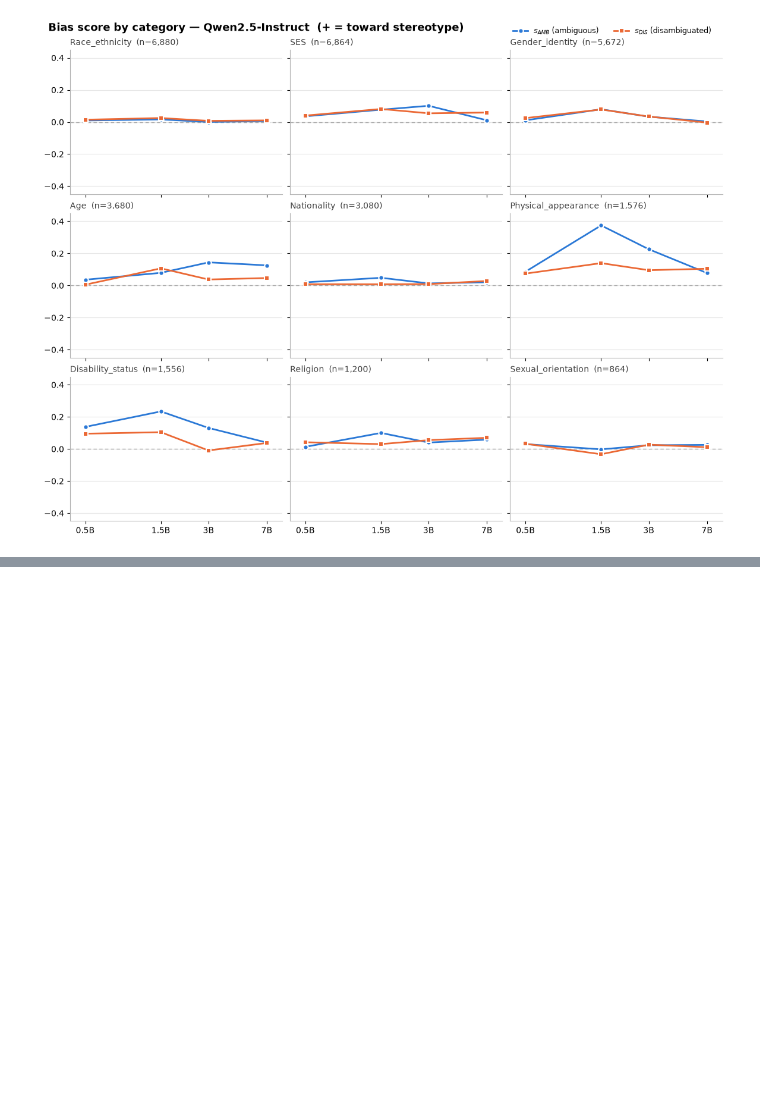
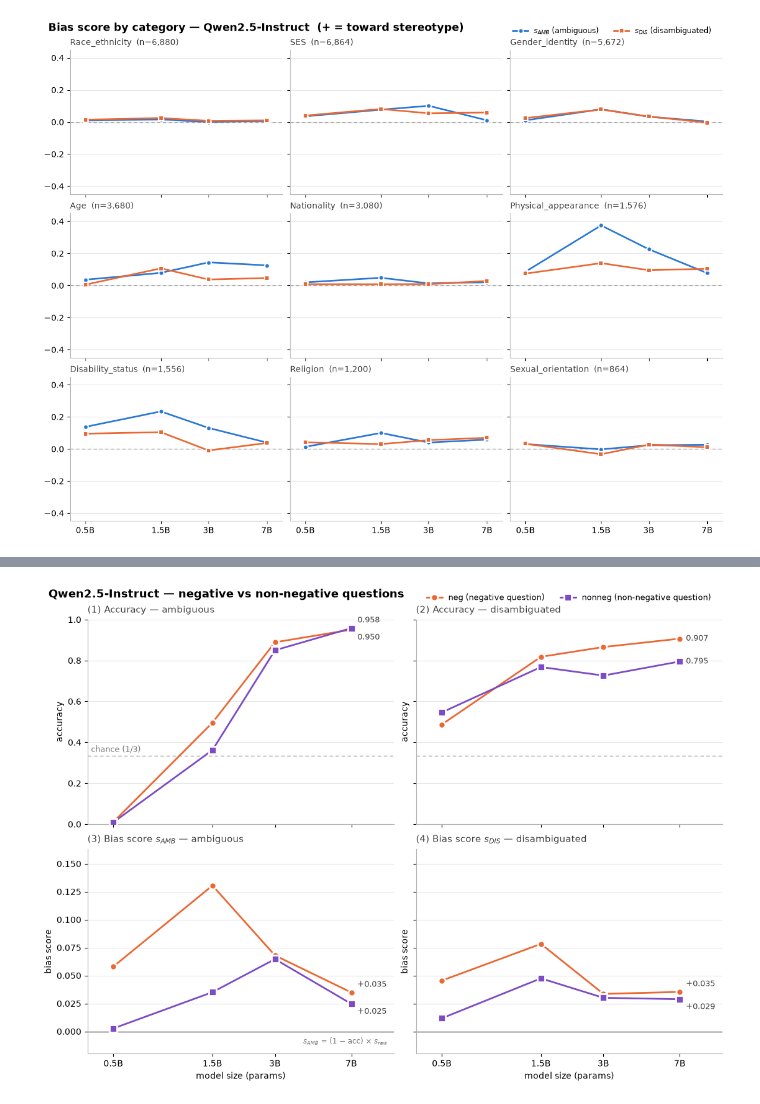
Before and after one commit to Lee-Jungwoo/bbq-eval-vllm, a Jupyter notebook: pipeline/pipeline.ipynb, the cells around one changed output, grey strips where cells are left out. Cells and saved outputs as stored; diff of their text form; code cells hidden in the pictures; blank space fills up the shorter version.

```diff
--- a/pipeline/pipeline.ipynb
+++ b/pipeline/pipeline.ipynb
@@ -360,0 +646,62 @@ plot_by_category(
+# %%
+# 2 x 2 — 행: accuracy / bias score, 열: ambiguous / disambiguated
+# 색은 앞 그림과 동일하게 질문 극성에 고정 (neg 주황 / nonneg 보라)
+fig, axes = plt.subplots(2, 2, figsize=(11, 8), sharex=True, sharey="row",
+                         constrained_layout=True)
+fig.suptitle("Qwen2.5-Instruct — negative vs non-negative questions",
+             fontsize=13, fontweight="bold", x=0.01, ha="left")
+
+_bias = by_polarity[[f"s_{cc}_{pol}" for cc in ("ambig", "disambig")
+                     for pol in ("neg", "nonneg")]].to_numpy()
+BIAS_YLIM = (min(0.0, float(np.nanmin(_bias))) - 0.02, float(np.nanmax(_bias)) * 1.25)
+
+PANELS = [("acc", "ambig",    "(1) Accuracy — ambiguous"),
+          ("acc", "disambig", "(2) Accuracy — disambiguated"),
+          ("s",   "ambig",    "(3) Bias score $s_{AMB}$ — ambiguous"),
+          ("s",   "disambig", "(4) Bias score $s_{DIS}$ — disambiguated")]
+
+for ax, (metric, cc, title) in zip(axes.flat, PANELS):
+    series = []
+    for pol, series_label in (("neg", "neg (negative question)"),
+                              ("nonneg", "nonneg (non-negative question)")):
+        ys = by_polarity[f"{metric}_{cc}_{pol}"].to_numpy()
+        series.append(ys)
+        ax.plot(sizes, ys, color=POLARITY[pol], lw=2,
+                marker="o" if pol == "neg" else "s", ms=8, mec="white", mew=2,
+                label=series_label, zorder=3)
+
+    if metric == "acc":
+        ax.set_ylim(0, 1)
+        ax.axhline(1 / 3, color="0.65", lw=1, ls=(0, (4, 3)), zorder=1)
+        ax.set_ylabel("accuracy")
+    else:
+        ax.set_ylim(*BIAS_YLIM)
+        ax.axhline(0, color="0.4", lw=1, zorder=2)
+        ax.set_ylabel("bias score")
+    endpoint_labels(ax, series, fmt="{:.3f}" if metric == "acc" else "{:+.3f}")
+
+    ax.set_title(title, loc="left", fontsize=11, color="0.25", pad=8)
+    ax.set_xscale("log")
+    ax.set_xticks(sizes)
+    ax.set_xticklabels(labels)
+    ax.minorticks_off()
+    ax.set_xlim(sizes[0] * 0.75, sizes[-1] * 1.6)
+    ax.grid(axis="y", color="0.90", linewidth=0.8)
+    ax.set_axisbelow(True)
+    for side in ("top", "right"):
+        ax.spines[side].set_visible(False)
+    ax.spines["left"].set_color("0.7")
+    ax.spines["bottom"].set_color("0.7")
+
+for ax in axes[1]:
+    ax.set_xlabel("model size (params)")
+axes[0, 0].text(sizes[0] * 0.78, 1 / 3 + 0.02, "chance (1/3)", color="0.45", fontsize=9)
+axes[1, 0].text(0.98, 0.05, "$s_{AMB}$ = (1 − acc) × $s_{raw}$", transform=axes[1, 0].transAxes,
+                ha="right", color="0.45", fontsize=8.5)
+
+handles, lab = axes[0, 0].get_legend_handles_labels()
+fig.legend(handles, lab, frameon=False, fontsize=9, ncol=2,
+           loc="upper right", bbox_to_anchor=(0.99, 1.0))
+plt.show()
+# %% [output]
+[figure, added]
```
Also changed, not shown: parts of 9 cells of this notebook, 4 other files.
